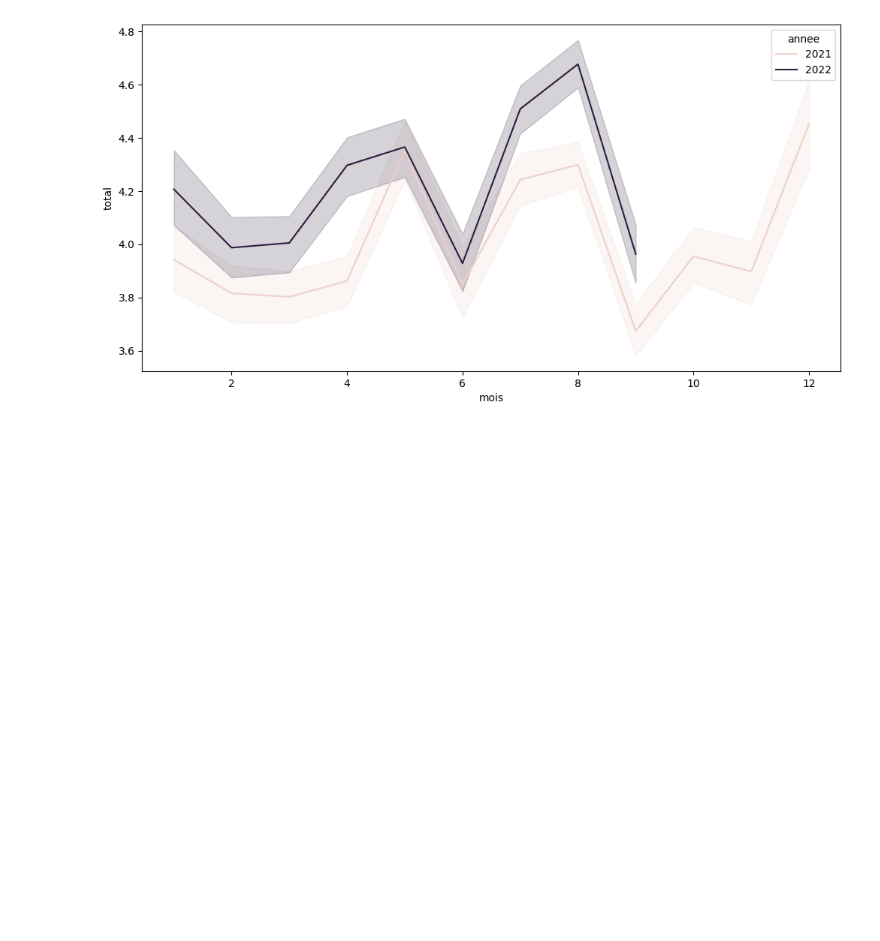
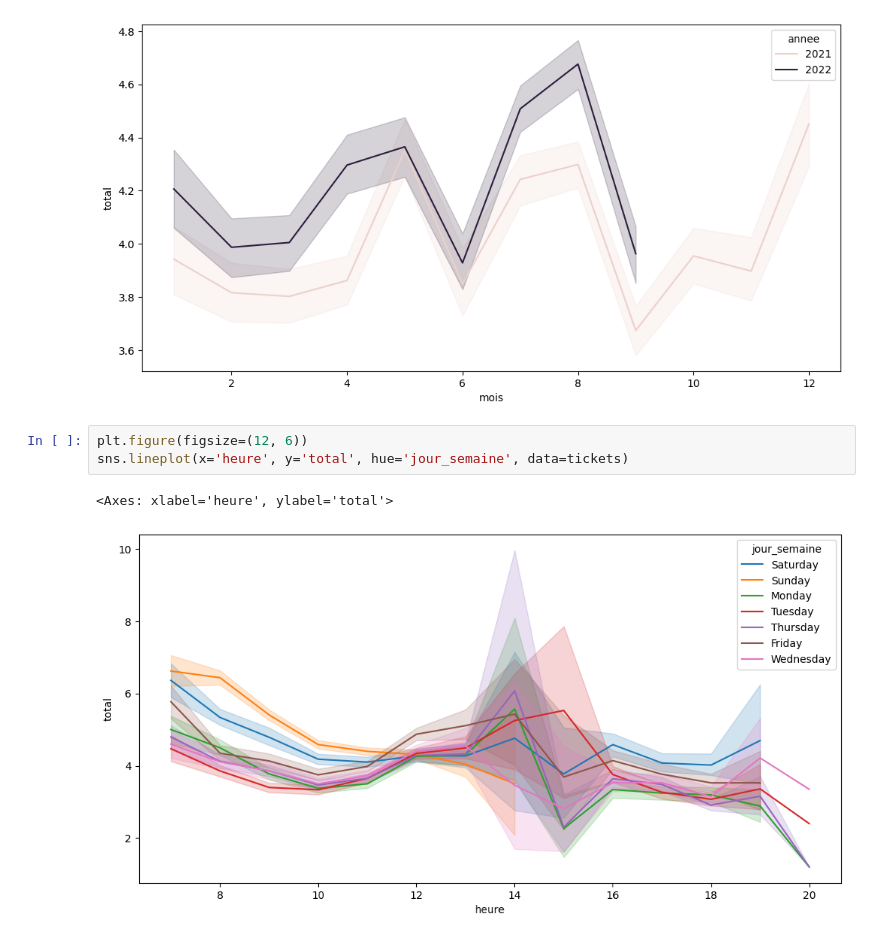
Before and after one commit to claragarciaperez9/French_bakery_forecasting, a Jupyter notebook: test.ipynb, the cells around one changed output. Cells and saved outputs as stored; diff of their text form; blank space fills up the shorter version.

```diff
--- a/test.ipynb
+++ b/test.ipynb
@@ -382,3 +418,9 @@ sns.lineplot(x='mois', y='total', hue='annee', data=tickets)
 # %% [output]
 <Axes: xlabel='mois', ylabel='total'>
 [figure]
+# %%
+plt.figure(figsize=(12, 6))
+sns.lineplot(x='heure', y='total', hue='jour_semaine', data=tickets)
+# %% [output]
+<Axes: xlabel='heure', ylabel='total'>
+[figure, added]
```
Also changed, not shown: parts of 10 cells of this notebook.
